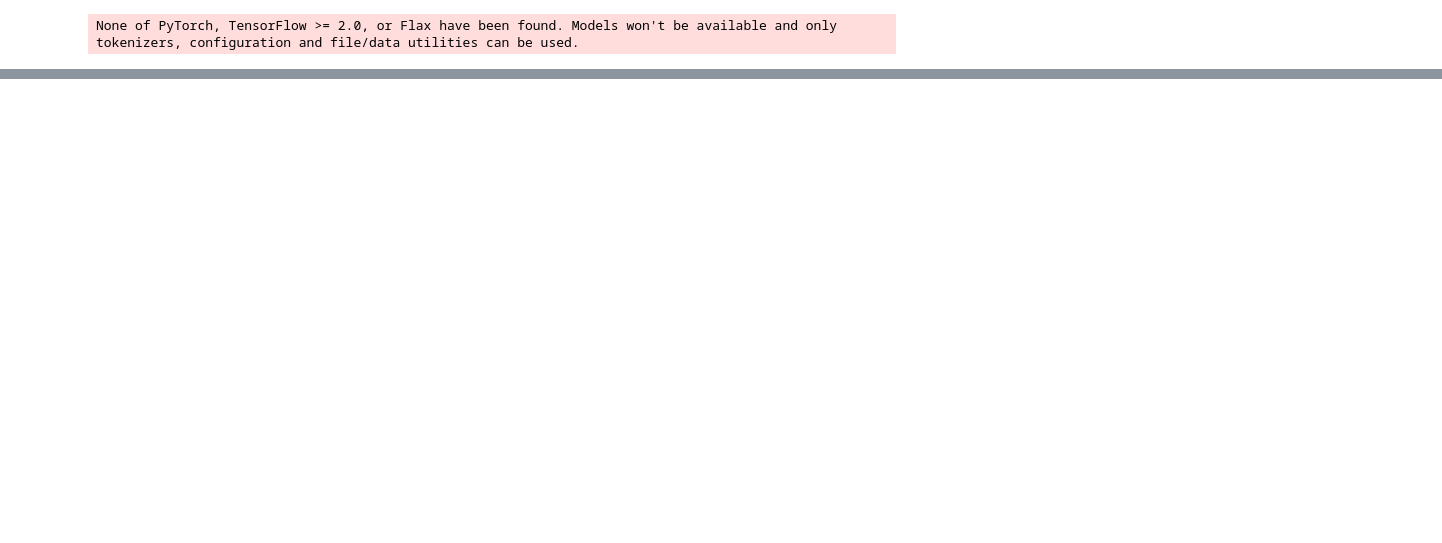
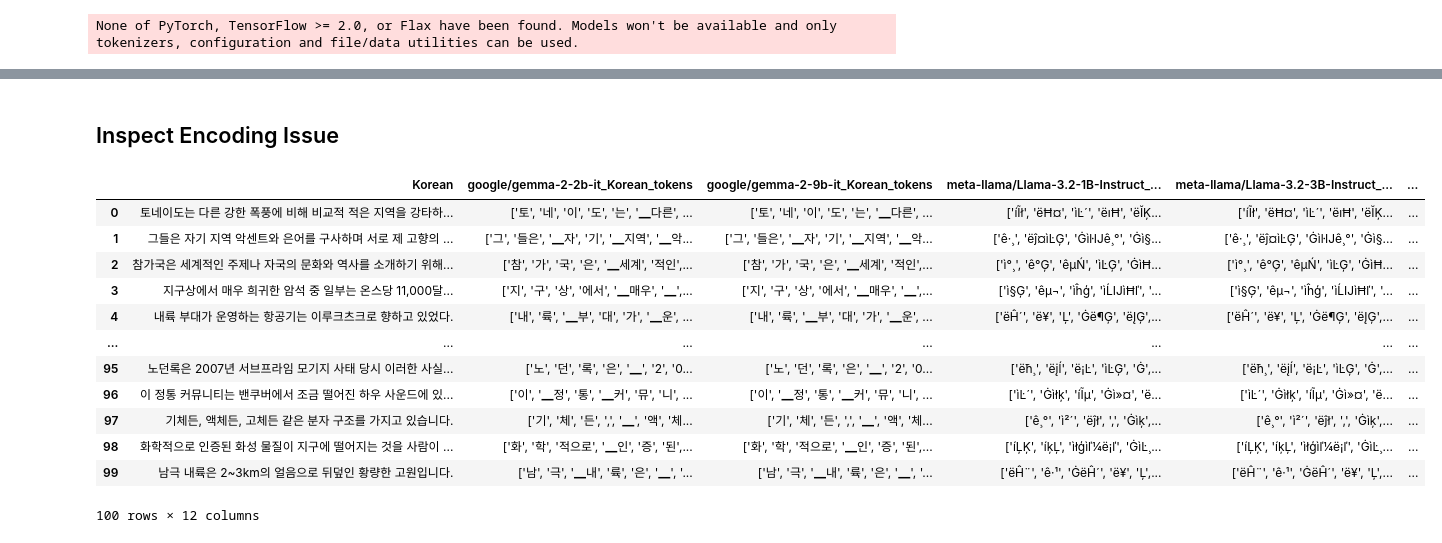
Before and after one commit to hjjjang/multilingual-inner-lexicon, a Jupyter notebook: model_selection.ipynb, the cells around one changed output, grey strips where cells are left out. Saved outputs shown, nothing was run; the diff lists cells and outputs as text; code cells hidden in the pictures; blank space fills up the shorter version.

```diff
--- a/model_selection.ipynb
+++ b/model_selection.ipynb
@@ -113,0 +252,23 @@ Saved: output/image/token_length_German.png
+# %% [markdown]
+## Inspect Encoding Issue
+# %%
+df = pd.read_csv("/home/hyujang/multilingual-inner-lexicon/output/tokenizers_comparison.csv")
+df.loc[:, df.columns.str.contains("Korean", case=False)]
+# df['microsoft/Phi-4-mini-instruct_Korean_tokens'].tolist()
+# import unicodedata
+# text = unicodedata.normalize("NFKC", df['microsoft/Phi-4-mini-instruct_Korean_tokens'][0][2])
+# text
+# %% [output]
+|  | Korean | google/gemma-2-2b-it_Korean_tokens | google/gemma-2-9b-it_Korean_tokens | meta-llama/Llama-3.2-1B-Instruct_... | meta-llama/Llama-3.2-3B-Instruct_... | ... |
+| 0 | 토네이도는 다른 강한 폭풍에 비해 비교적 적은 지역을 강타하... | ['토', '네', '이', '도', '는', '▁다른', ... | ['토', '네', '이', '도', '는', '▁다른', ... | ['íĨł', 'ëĦ¤', 'ìĿ´', 'ëıĦ', 'ëĬĶ... | ['íĨł', 'ëĦ¤', 'ìĿ´', 'ëıĦ', 'ëĬĶ... | ... |
+| 1 | 그들은 자기 지역 악센트와 은어를 구사하며 서로 제 고향의 ... | ['그', '들은', '▁자', '기', '▁지역', '▁악... | ['그', '들은', '▁자', '기', '▁지역', '▁악... | ['ê·¸', 'ëĵ¤ìĿĢ', 'ĠìŀĲê¸°', 'Ġì§... | ['ê·¸', 'ëĵ¤ìĿĢ', 'ĠìŀĲê¸°', 'Ġì§... | ... |
+| 2 | 참가국은 세계적인 주제나 자국의 문화와 역사를 소개하기 위해... | ['참', '가', '국', '은', '▁세계', '적인',... | ['참', '가', '국', '은', '▁세계', '적인',... | ['ì°¸', 'ê°Ģ', 'êµŃ', 'ìĿĢ', 'ĠìĦ... | ['ì°¸', 'ê°Ģ', 'êµŃ', 'ìĿĢ', 'ĠìĦ... | ... |
+| 3 | 지구상에서 매우 희귀한 암석 중 일부는 온스당 11,000달... | ['지', '구', '상', '에서', '▁매우', '▁',... | ['지', '구', '상', '에서', '▁매우', '▁',... | ['ì§Ģ', 'êµ¬', 'ìĥģ', 'ìĹĲìĦľ', '... | ['ì§Ģ', 'êµ¬', 'ìĥģ', 'ìĹĲìĦľ', '... | ... |
+| 4 | 내륙 부대가 운영하는 항공기는 이루크츠크로 향하고 있었다. | ['내', '륙', '▁부', '대', '가', '▁운', ... | ['내', '륙', '▁부', '대', '가', '▁운', ... | ['ëĤ´', 'ë¥', 'Ļ', 'Ġë¶Ģ', 'ëĮĢ',... | ['ëĤ´', 'ë¥', 'Ļ', 'Ġë¶Ģ', 'ëĮĢ',... | ... |
+| ... | ... | ... | ... | ... | ... | ... |
+| 95 | 노던록은 2007년 서브프라임 모기지 사태 당시 이러한 사실... | ['노', '던', '록', '은', '▁', '2', '0... | ['노', '던', '록', '은', '▁', '2', '0... | ['ëħ¸', 'ëįĺ', 'ë¡Ŀ', 'ìĿĢ', 'Ġ',... | ['ëħ¸', 'ëįĺ', 'ë¡Ŀ', 'ìĿĢ', 'Ġ',... | ... |
+| 96 | 이 정통 커뮤니티는 밴쿠버에서 조금 떨어진 하우 사운드에 있... | ['이', '▁정', '통', '▁커', '뮤', '니', ... | ['이', '▁정', '통', '▁커', '뮤', '니', ... | ['ìĿ´', 'Ġìłķ', 'íĨµ', 'Ġì»¤', 'ë... | ['ìĿ´', 'Ġìłķ', 'íĨµ', 'Ġì»¤', 'ë... | ... |
+| 97 | 기체든, 액체든, 고체든 같은 분자 구조를 가지고 있습니다. | ['기', '체', '든', ',', '▁', '액', '체... | ['기', '체', '든', ',', '▁', '액', '체... | ['ê¸°', 'ì²´', 'ëĵł', ',', 'Ġìķ',... | ['ê¸°', 'ì²´', 'ëĵł', ',', 'Ġìķ',... | ... |
+| 98 | 화학적으로 인증된 화성 물질이 지구에 떨어지는 것을 사람이 ... | ['화', '학', '적으로', '▁인', '증', '된',... | ['화', '학', '적으로', '▁인', '증', '된',... | ['íĻĶ', 'íķĻ', 'ìłģìľ¼ë¡ľ', 'ĠìĿ¸... | ['íĻĶ', 'íķĻ', 'ìłģìľ¼ë¡ľ', 'ĠìĿ¸... | ... |
+| 99 | 남극 내륙은 2~3km의 얼음으로 뒤덮인 황량한 고원입니다. | ['남', '극', '▁내', '륙', '은', '▁', '... | ['남', '극', '▁내', '륙', '은', '▁', '... | ['ëĤ¨', 'ê·¹', 'ĠëĤ´', 'ë¥', 'Ļ',... | ['ëĤ¨', 'ê·¹', 'ĠëĤ´', 'ë¥', 'Ļ',... | ... |
+100 rows × 12 columns
```
Also changed, not shown: parts of 14 cells of this notebook, 5 other files.
